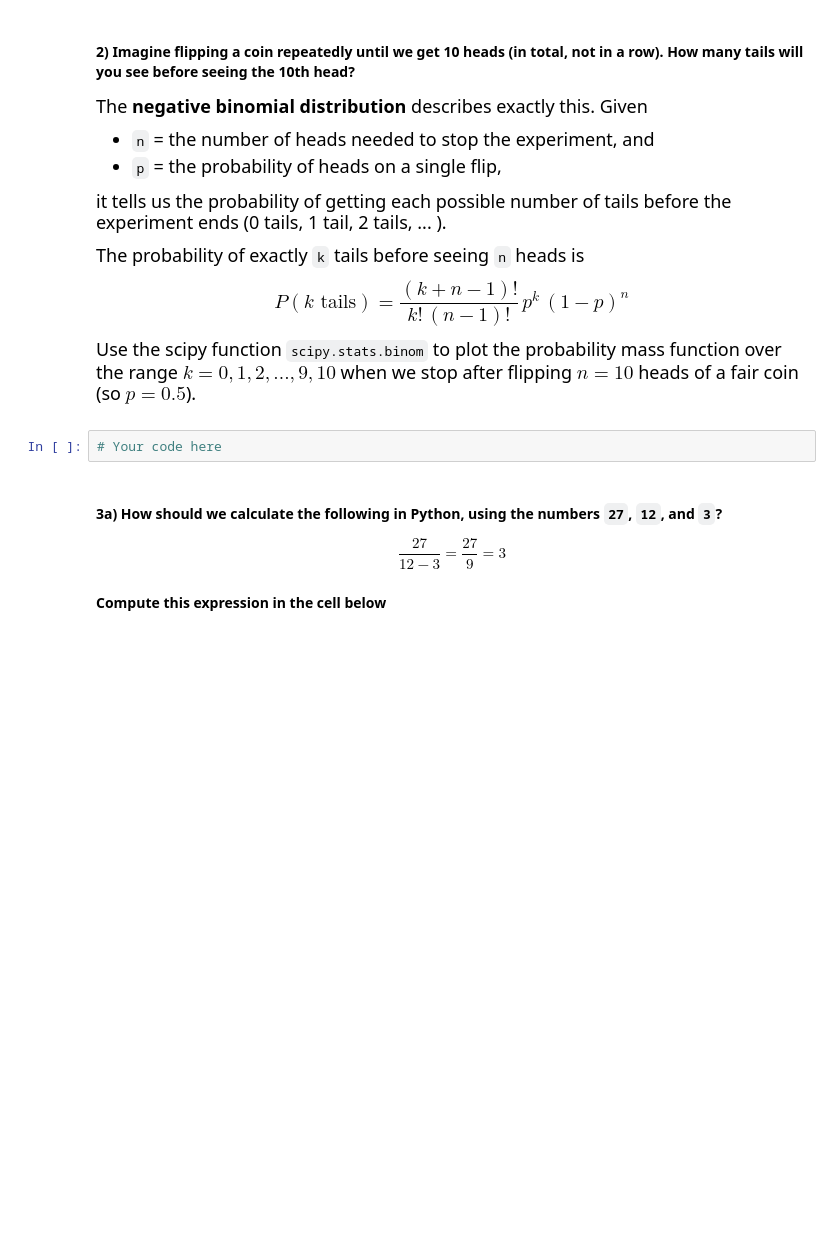
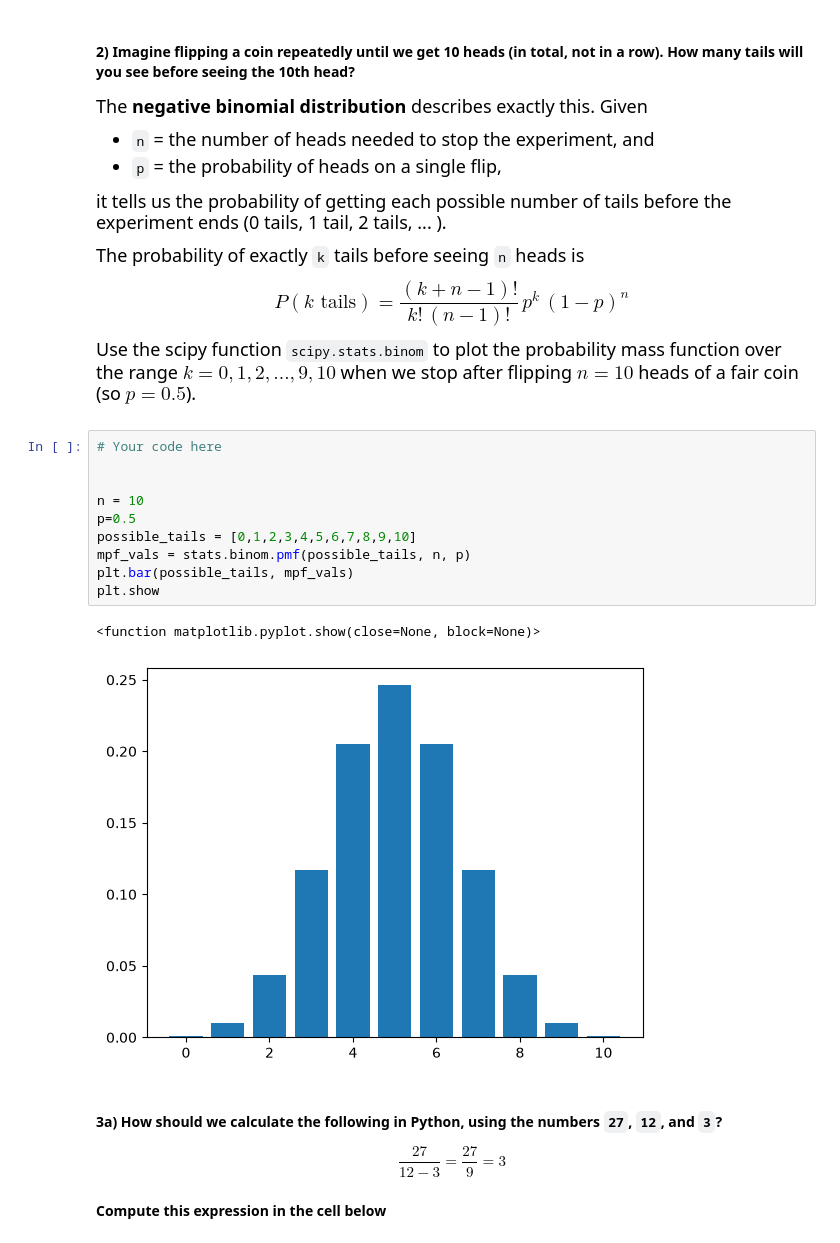
Before and after one commit to J-Kofsky/datasci185fall2026, a Jupyter notebook: Lecture_05_Libraries_and_Specialized_Functions copy/MyCopy_Lecture5.ipynb, the cells around one changed output. Drawn from its saved outputs; the diff is of its cells as text; blank space fills up the shorter version.

```diff
--- a/Lecture_05_Libraries_and_Specialized_Functions copy/MyCopy_Lecture5.ipynb
+++ b/Lecture_05_Libraries_and_Specialized_Functions copy/MyCopy_Lecture5.ipynb
@@ -549,8 +611,19 @@ The probability of exactly `k` tails before seeing `n` heads is
 $$P(k \text{ tails}) = \frac{(k+n-1)!}{k!\,(n-1)!}\, p^{k}\,(1-p)^{n}$$
 
 Use the scipy function `scipy.stats.binom` to plot the probability mass function over the range $k=0, 1, 2, ..., 9, 10$ when we stop after flipping $n=10$ heads of a fair coin (so $p = 0.5$).
-# %%
-# Your code here
+# %%
+# Your code here
+
+
+n = 10
+p=0.5
+possible_tails = [0,1,2,3,4,5,6,7,8,9,10]
+mpf_vals = stats.binom.pmf(possible_tails, n, p)
+plt.bar(possible_tails, mpf_vals)
+plt.show
+# %% [output]
+<function matplotlib.pyplot.show(close=None, block=None)>
+[figure, added]
 # %% [markdown]
 #### **3a)** How should we calculate the following in Python, using the numbers `27`, `12`, and `3`?
 
```
Also changed, not shown: parts of 18 cells of this notebook, 7 other files.
